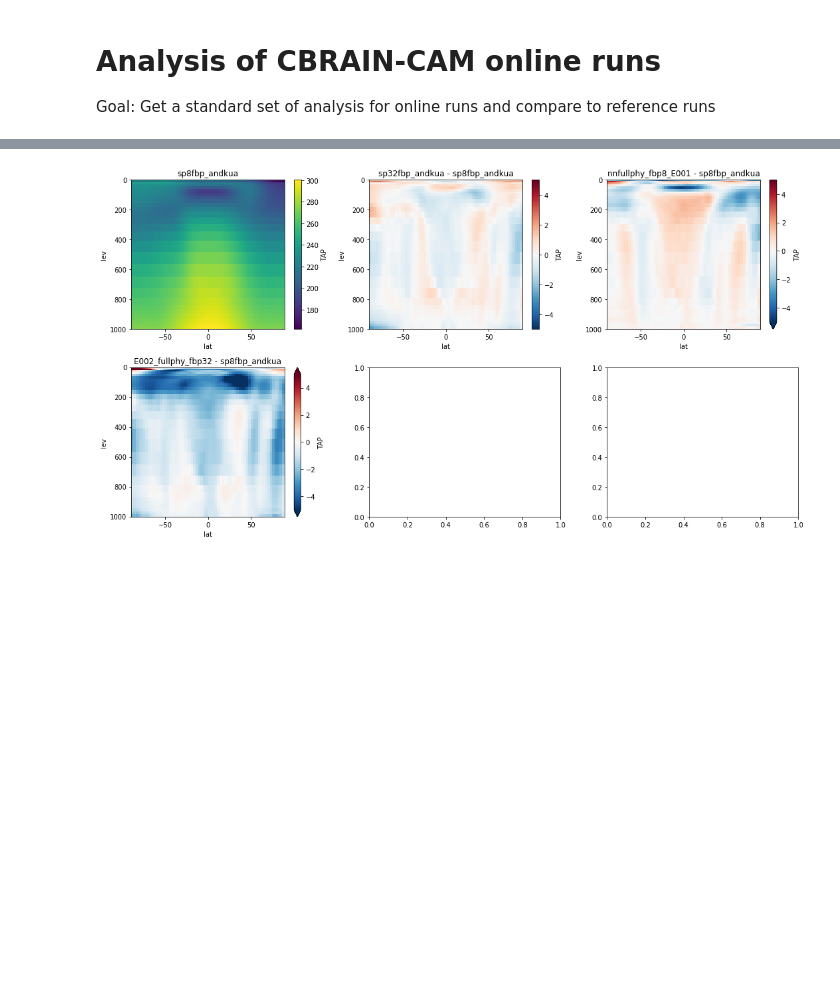
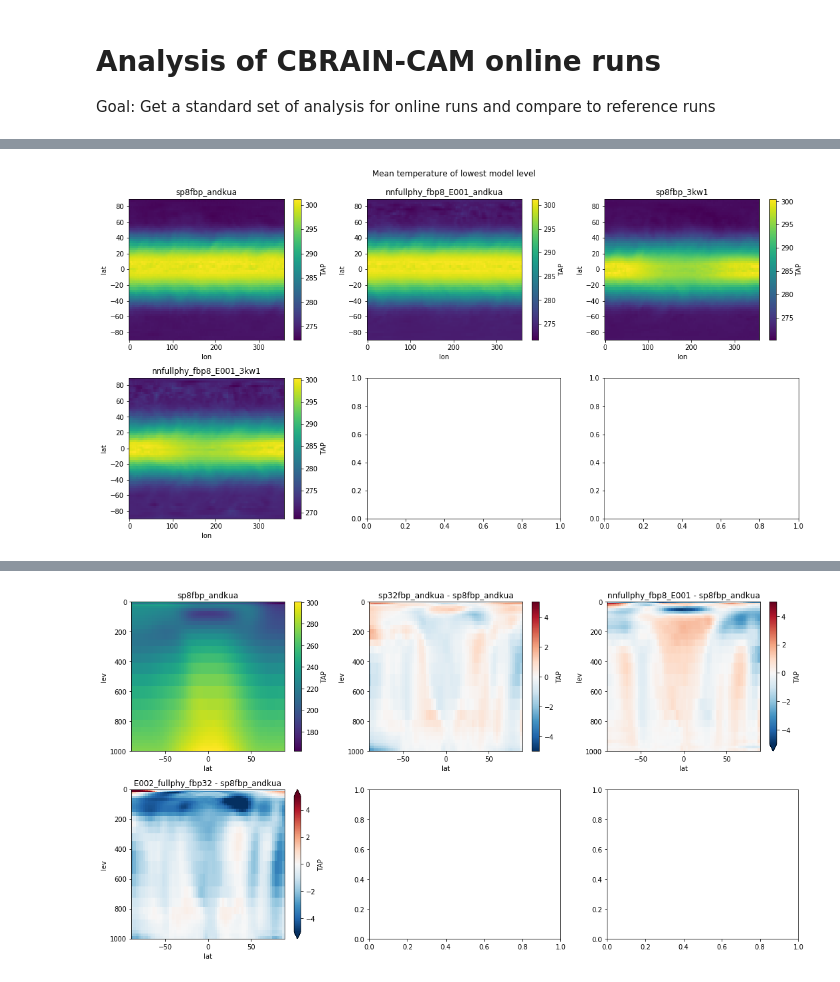
Before and after one commit to raspstephan/CBRAIN-CAM, a Jupyter notebook: notebooks/dev/cbrain-cam-analysis.ipynb, the cells around one changed output, grey strips where cells are left out. Cells and saved outputs as stored; diff of their text form; code cells hidden in the pictures; blank space fills up the shorter version.

```diff
--- a/notebooks/dev/cbrain-cam-analysis.ipynb
+++ b/notebooks/dev/cbrain-cam-analysis.ipynb
@@ -25,4 +25,6 @@ exps = ['sp8fbp_andkua', 'sp32fbp_andkua', 'nnfullphy_fbp8_E001', 'E002_fullphy_
+# %%
+exps = ['sp8fbp_andkua', 'nnfullphy_fbp8_E001_andkua', 'sp8fbp_3kw1', 'nnfullphy_fbp8_E001_3kw1']
 # %%
 %%time
-h0s = {e : xr.open_mfdataset(f'{DATA_DIR}{e}/*.h0.0000*', decode_times=False) for e in exps}
+h0s = {e : xr.open_mfdataset(f'{DATA_DIR}{e}/*.h0.0000-0[1-9]*', decode_times=False) for e in exps}
 # %% [output]
@@ -51,3 +53,8 @@ def compare_line(func, exps, ax=None, **kwargs):
     if ax is None: fig, ax = plt.subplots(figsize=(6, 5))
     [func(h0s[e]).plot(ax=ax, label=e, **kwargs) for e in exps]
     ax.legend()
+# %%
+compare(lambda d: d['TAP'].isel(lev=-1).mean(('time')), exps)
+plt.gcf().suptitle('Mean temperature of lowest model level'); plt.tight_layout(rect=(0, 0, 1, 0.95))
+# %% [output]
+[figure, added]
```
Also changed, not shown: parts of 14 cells of this notebook, 2 other files.
